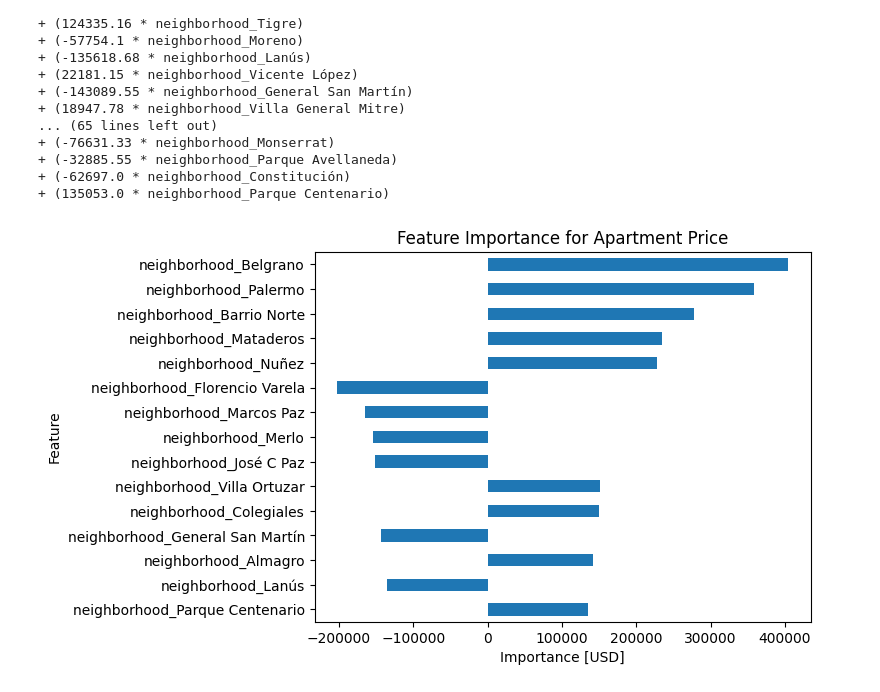
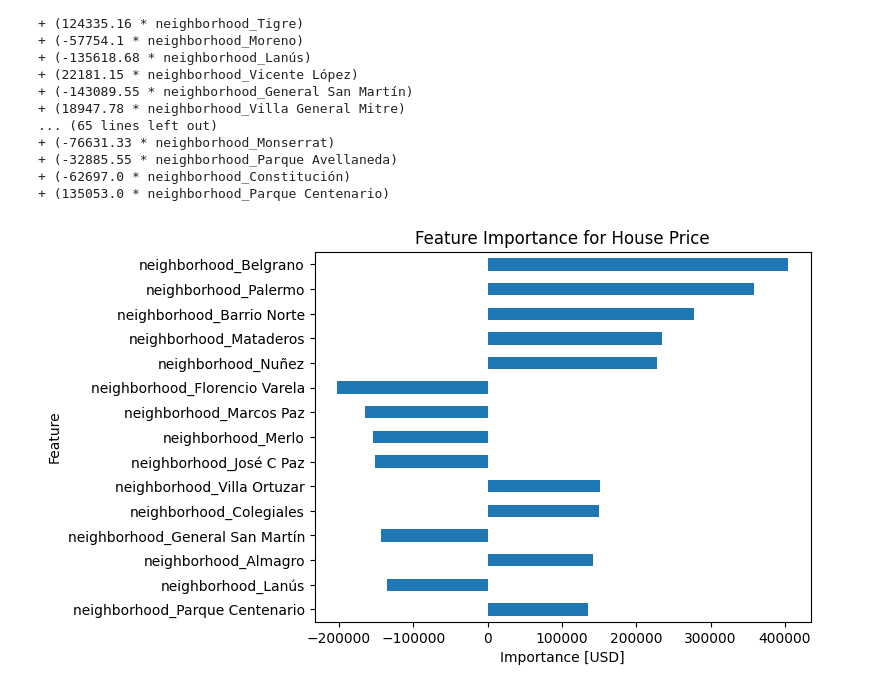
Before and after one commit to alexzheng123/Buenos-Aires-Property-Market, a Jupyter notebook: buenos-aires4.0.ipynb, the cells around one changed output. Cells and saved outputs as stored; diff of their text form; code cells hidden in the pictures.

```diff
--- a/buenos-aires4.0.ipynb
+++ b/buenos-aires4.0.ipynb
@@ -177,12 +178,15 @@ price = 298262.66
 + (-62697.0 * neighborhood_Constitución)
 + (135053.0 * neighborhood_Parque Centenario)
 # %%
-# bar chart
-feat_imp.sort_values(key=abs).tail(15).plot(kind="barh")
+# Bar chart
+feat_imp.sort_values(key=abs).tail(15).plot(kind="barh") # Sort by absolute values -> get the biggest 15 values in absolute terms
 plt.xlabel("Importance [USD]")
 plt.ylabel("Feature")
-plt.title("Feature Importance for Apartment Price");
+plt.title("Feature Importance for House Price");
 
 plt.savefig("images/fig4.1_feature_importance.png", bbox_inches = "tight")
+
+# Thus, being in the "Belgrano" neighborhood increases the house price by 404176.37 USD,
+# while being in the "Florencio Varela" neighborhood decreases the house price by 202455.70 USD.
 # %% [output]
-[figure, old version]
+[figure, new version]
```
Also changed, not shown: parts of 5 cells of this notebook, 10 other files.
